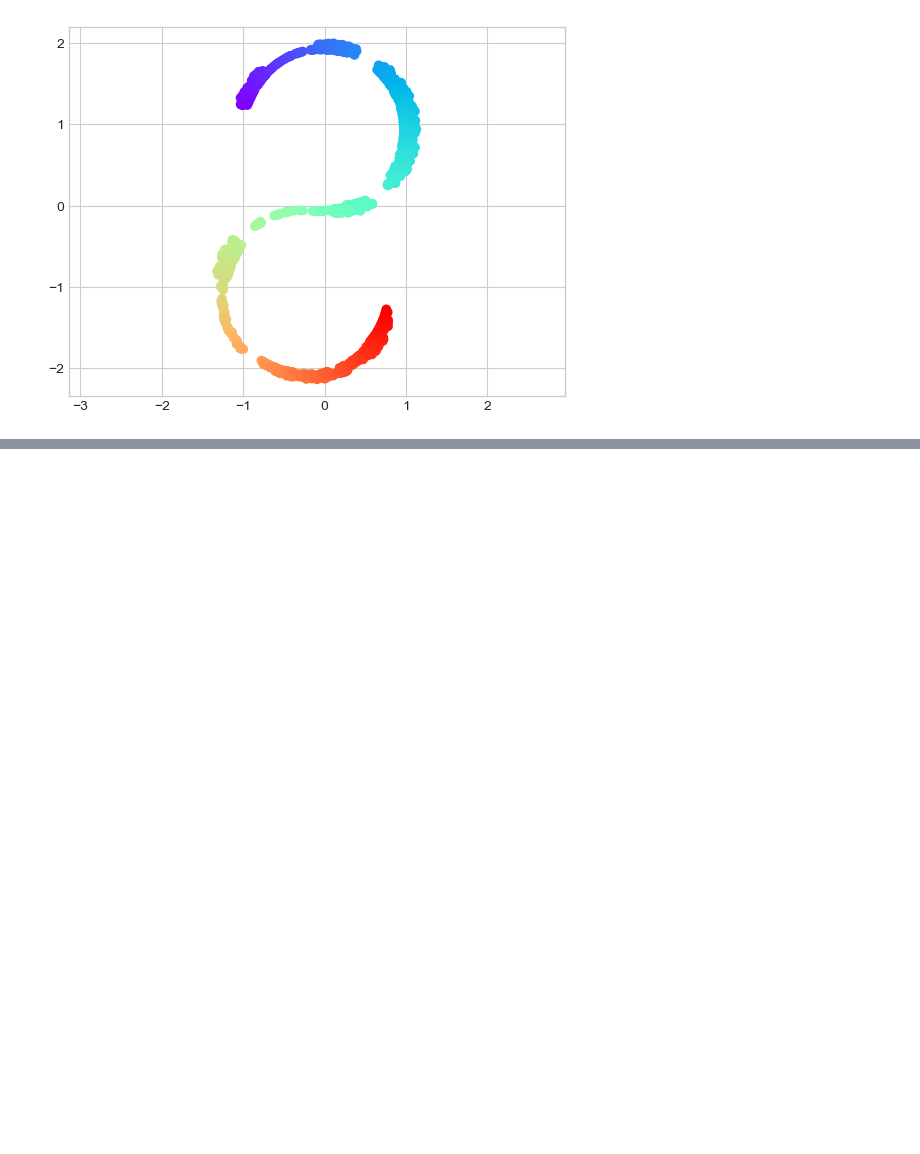
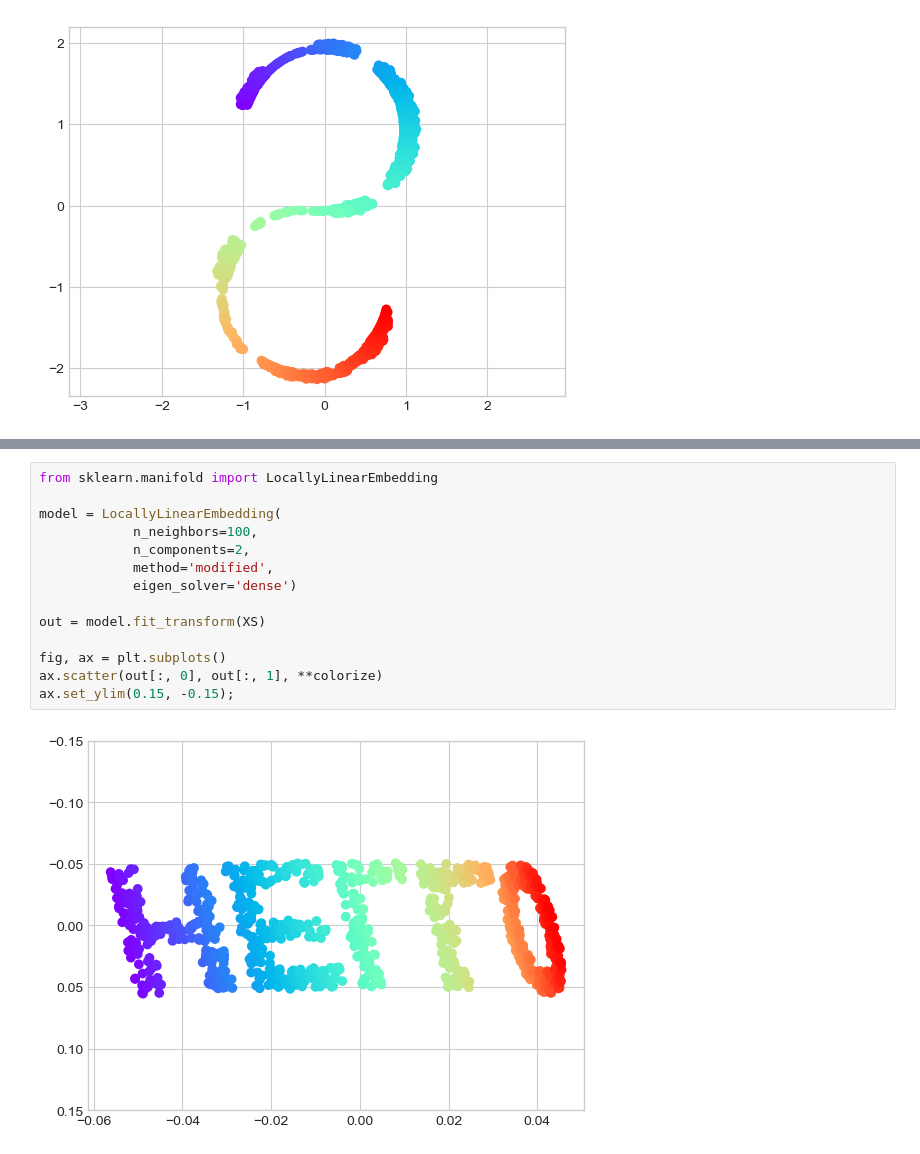
Before and after one commit to Spin8Cycle/ds-proj-remote, a Jupyter notebook: PDSHEx/ml_sklearn_notes/ml_manifold_learning.ipynb, the cells around one changed output, grey strips where cells are left out. Cells and saved outputs as stored; diff of their text form; blank space fills up the shorter version.

```diff
--- a/PDSHEx/ml_sklearn_notes/ml_manifold_learning.ipynb
+++ b/PDSHEx/ml_sklearn_notes/ml_manifold_learning.ipynb
@@ -162,0 +172,16 @@ plt.axis('equal');
+# %%
+from sklearn.manifold import LocallyLinearEmbedding
+
+model = LocallyLinearEmbedding(
+            n_neighbors=100,
+            n_components=2,
+            method='modified',
+            eigen_solver='dense')
+
+out = model.fit_transform(XS)
+
+fig, ax = plt.subplots()
+ax.scatter(out[:, 0], out[:, 1], **colorize)
+ax.set_ylim(0.15, -0.15);
+# %% [output]
+[figure, added]
```
Also changed, not shown: parts of 4 cells of this notebook.
